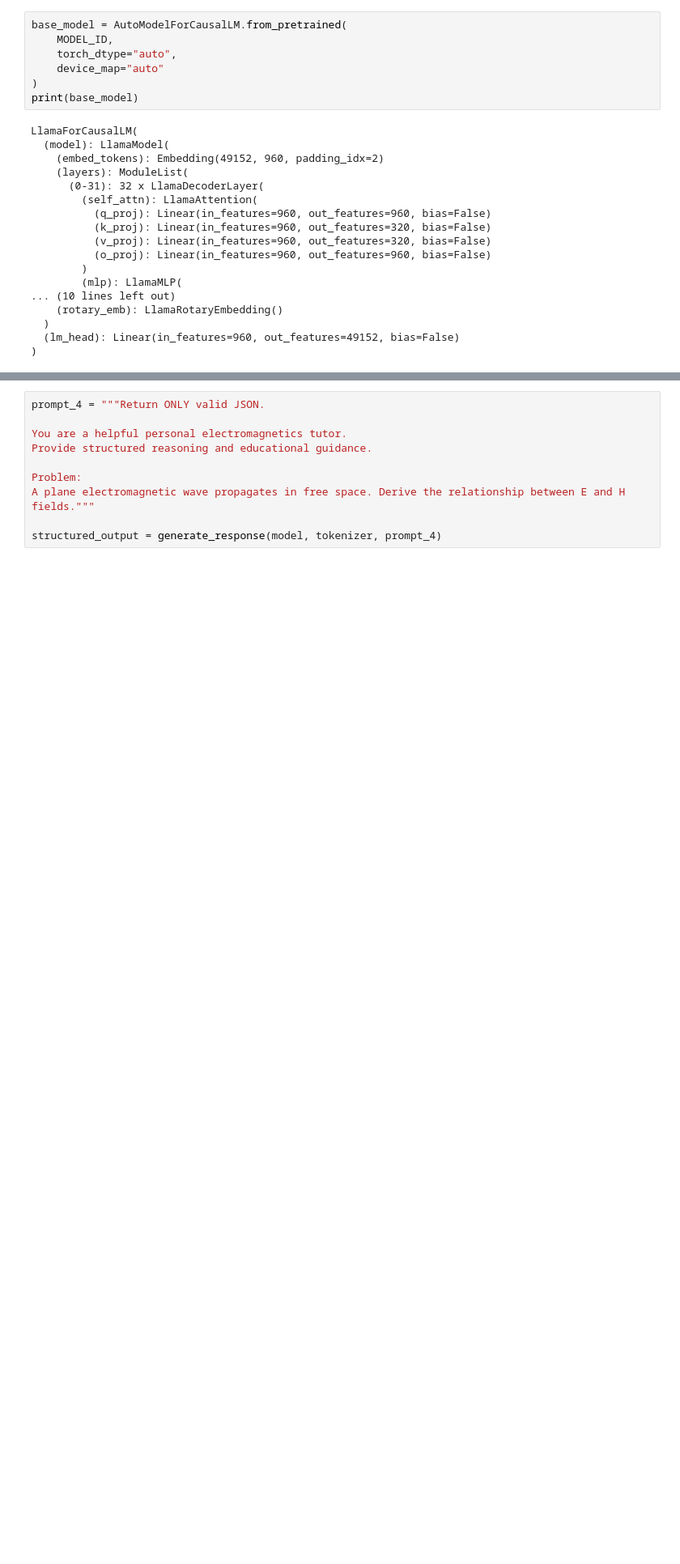
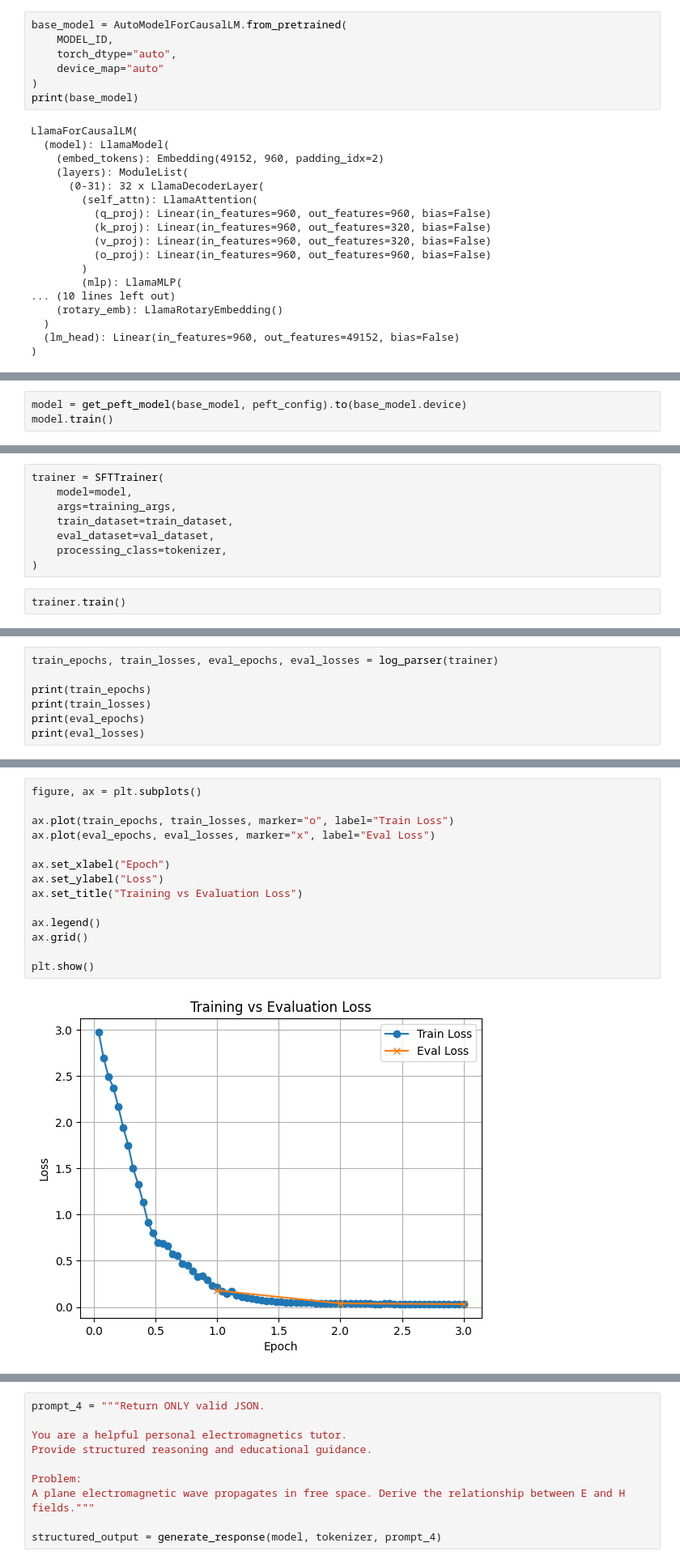
Before and after one commit to DerrickJ1612/model-alignment-lab, a Jupyter notebook: notebooks/model-alignment-lab-em-tutor.ipynb, the cells around one changed output, grey strips where cells are left out. Shown at 81% size. Cells and saved outputs as stored; diff of their text form; blank space fills up the shorter version.

```diff
--- a/notebooks/model-alignment-lab-em-tutor.ipynb
+++ b/notebooks/model-alignment-lab-em-tutor.ipynb
@@ -572,0 +512,3 @@ PeftModelForCausalLM(
+# %%
+model = get_peft_model(base_model, peft_config).to(base_model.device)
+model.train()
@@ -572,0 +557,10 @@ PeftModelForCausalLM(
+# %%
+trainer = SFTTrainer(
+    model=model,
+    args=training_args,
+    train_dataset=train_dataset,
+    eval_dataset=val_dataset,
+    processing_class=tokenizer,
+)
+# %%
+trainer.train()
@@ -572,0 +594,7 @@ PeftModelForCausalLM(
+# %%
+train_epochs, train_losses, eval_epochs, eval_losses = log_parser(trainer)
+
+print(train_epochs)
+print(train_losses)
+print(eval_epochs)
+print(eval_losses)
@@ -572,0 +606,16 @@ PeftModelForCausalLM(
+# %%
+figure, ax = plt.subplots()
+
+ax.plot(train_epochs, train_losses, marker="o", label="Train Loss")
+ax.plot(eval_epochs, eval_losses, marker="x", label="Eval Loss")
+
+ax.set_xlabel("Epoch")
+ax.set_ylabel("Loss")
+ax.set_title("Training vs Evaluation Loss")
+
+ax.legend()
+ax.grid()
+
+plt.show()
+# %% [output]
+[figure, added]
```
Also changed, not shown: parts of 55 cells of this notebook, 1 other file.
